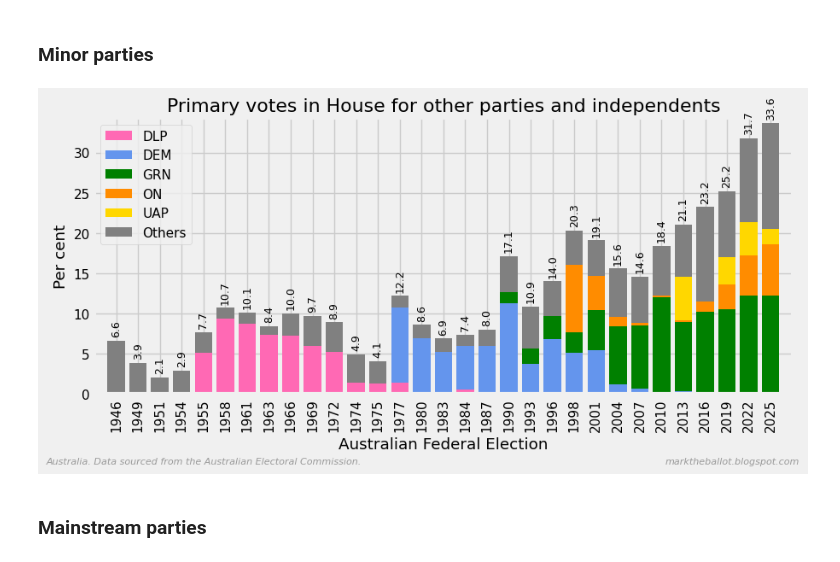
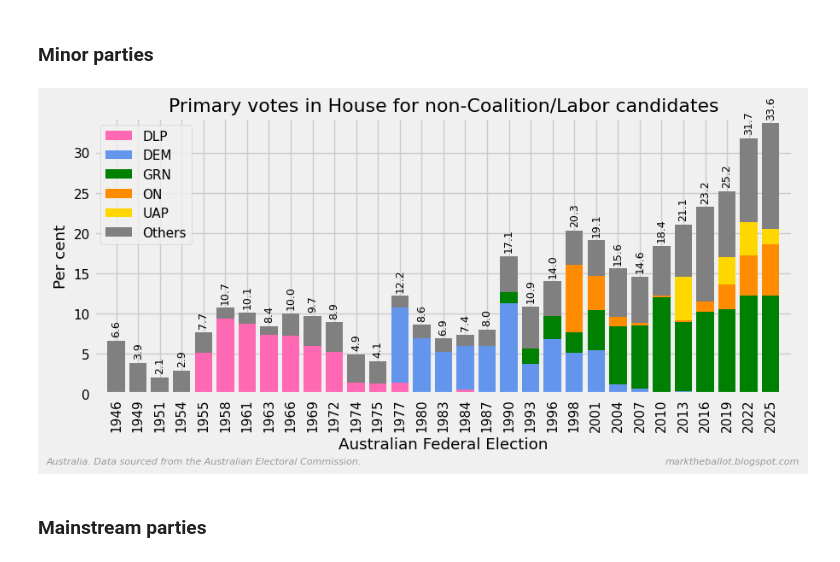
Before and after one commit to bpalmer4/Election-2028, a Jupyter notebook: notebooks/previous_election_outcomes.ipynb, the cells around one changed output. Cells and saved outputs as stored; diff of their text form; code cells hidden in the pictures.

```diff
--- a/notebooks/previous_election_outcomes.ipynb
+++ b/notebooks/previous_election_outcomes.ipynb
@@ -41,5 +48,5 @@ table = pd.read_csv(
 # %%
-coalition = ["LP", "LNP", "NP", "CLP"]
-e_others = ["DLP", "DEM", "GRN", "ON", "UAP", "Others"]
-primary = ["ALP", "LP", "LNP", "NP", "CLP", "DLP", "DEM", "GRN", "ON", "UAP", "Others"]
+COALITION = ["LP", "LNP", "NP", "CLP"]
+E_OTHERS = ["DLP", "DEM", "GRN", "ON", "UAP", "Others"]
+PRIMARY = ["ALP", "LP", "LNP", "NP", "CLP", "DLP", "DEM", "GRN", "ON", "UAP", "Others"]
 # %%
@@ -56,41 +67,47 @@ assert (table["Date"].dt.year == table.index).all()
 # %% [markdown]
 ### Minor parties
 # %%
-colors = ["hotpink", "cornflowerblue", "green", "darkorange", "gold", "grey"]
+def minor_parties() -> None:
+    """Plot the primary votes for minor parties and independents."""
 
-fig, ax = plt.subplots()
-stacked_bars = table[e_others].plot.bar(
-    stacked=True,
-    ax=ax,
-    width=0.8,
-    color=colors,
-)
+    colors = ("hotpink", "cornflowerblue", "green", "darkorange", "gold", "grey")
 
-# Add total labels above each stacked bar
-for i, (idx, row) in enumerate(table[e_others].iterrows()):
-    total = row.sum()
-    ax.text(
-        i,
-        total + 0.5,
-        f"{total:.1f}",
-        ha="center",
-        va="bottom",
-        rotation=90,
-        fontsize=9,
-        color="black",
+    fig, ax = plt.subplots()
+    TABLE[E_OTHERS].plot.bar(
+        stacked=True,
+        ax=ax,
+        width=0.8,
+        color=list(colors),  # Convert tuple to list for mypy
     )
 
-mg.finalise_plot(
-    ax,
-    title="Primary votes in House for other parties and independents",
-    xlabel="Australian Federal Election",
-    ylabel="Per cent",
-    lfooter=LFOOTER,
-    rfooter=RFOOTER,
-    show=SHOW,
-)
+    # Add total labels above each stacked bar
+    for i, (idx, row) in enumerate(TABLE[E_OTHERS].iterrows()):
+        total = row.sum()
+        ax.text(
+            i,
+            total + 0.5,
+            f"{total:.1f}",
+            ha="center",
+            va="bottom",
+            rotation=90,
+            fontsize=9,
+            color="black",
+        )
+
+    mg.finalise_plot(
+        ax,
+        title="Primary votes in House for non-Coalition/Labor candidates",
+        xlabel="Australian Federal Election",
+        ylabel="Per cent",
+        lfooter=LFOOTER,
+        rfooter=RFOOTER,
+        show=SHOW,
+    )
+
+
+minor_parties()
 # %% [output]
-[figure, old version]
+[figure, new version]
 # %% [markdown]
 ### Mainstream parties
 # %%
```
Also changed, not shown: parts of 9 cells of this notebook, 10 other files.
